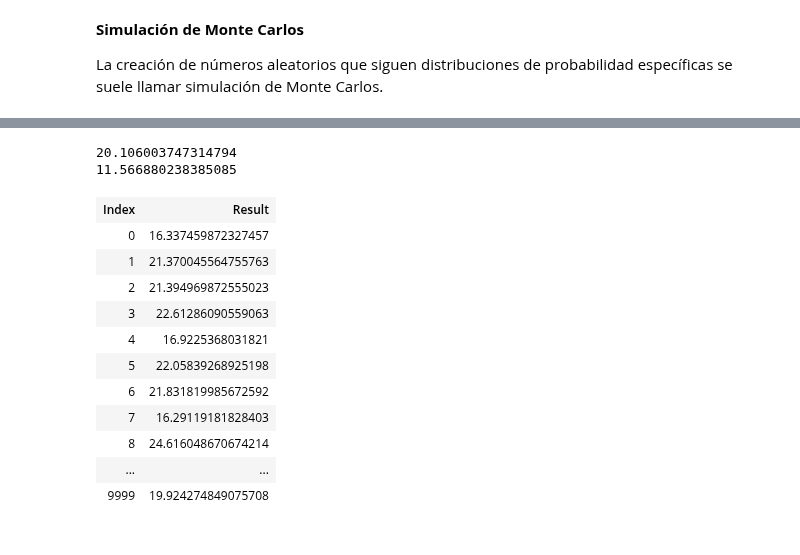
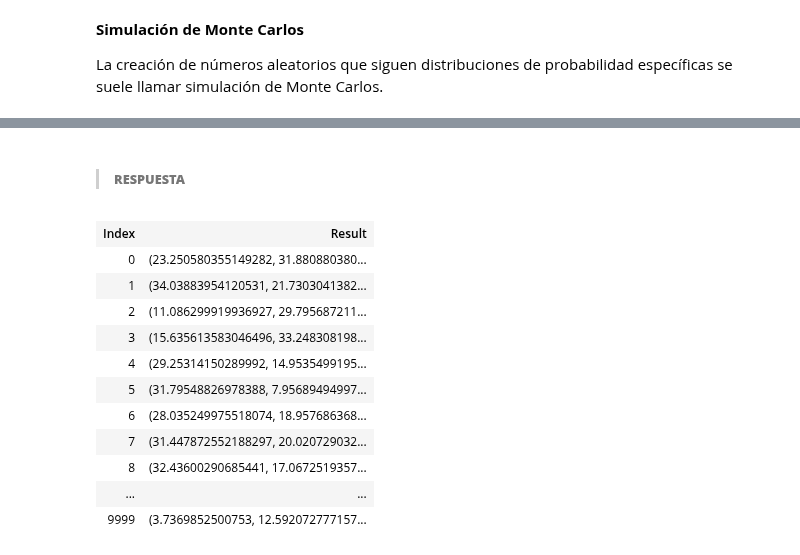
Before and after one commit to AnHrt/StatisticsII, a Jupyter notebook: A01369984_W2.ipynb, the cells around one changed output, grey strips where cells are left out. Cells and saved outputs as stored; diff of their text form; code cells hidden in the pictures.

```diff
--- a/A01369984_W2.ipynb
+++ b/A01369984_W2.ipynb
@@ -50,35 +55,24 @@ Reto
+# %% [markdown]
+> ###### **RESPUESTA**
 # %%
 # Genera 10.000 grupos de 25 variables aleatorias uniformes
 # para terminar en una matriz de 10.000 filas y 25 columnas
 
-# Define the probability space as a vector of 25 uniform random numbers:
+# Define la probabilidad como un vector de 25 numeros aleatorios uniformes
 P = Uniform(0,40) ** 25
-
-# Define XVECTOR as a vector of random variables with 25 random values
-XVECTOR =RV(P)
-
-# Simulate 10,000 vectors to get a matrix
-xmatrix=XVECTOR.sim(10000)
-#xmatrix
+XVECTOR =RV(P)              # Definir un vector de variables aleatorias con 25 valores
+xmatrix=XVECTOR.sim(10000)  # Simular 10,000 vectores para obtener una matriz
+xmatrix
+# %% [output]
+| Index | Result |
+| 0 | (23.250580355149282, 31.880880380... |
+| 1 | (34.03883954120531, 21.7303041382... |
+| 2 | (11.086299919936927, 29.795687211... |
+| 3 | (15.635613583046496, 33.248308198... |
+| 4 | (29.25314150289992, 14.9535499195... |
+| 5 | (31.79548826978388, 7.95689494997... |
+| 6 | (28.035249975518074, 18.957686368... |
+| 7 | (31.447872552188297, 20.020729032... |
+| 8 | (32.43600290685441, 17.0672519357... |
+| ... | ... |
+| 9999 | (3.7369852500753, 12.592072777157... |
-# %%
-print(x.mean())
-print(x.std())
-# %% [output]
-20.106003747314794
-11.566880238385085
-# %%
-xmean = RV(P,mean).sim(10000)
-xmean
-# %% [output]
-| Index | Result |
-| 0 | 16.337459872327457 |
-| 1 | 21.370045564755763 |
-| 2 | 21.394969872555023 |
-| 3 | 22.61286090559063 |
-| 4 | 16.9225368031821 |
-| 5 | 22.05839268925198 |
-| 6 | 21.831819985672592 |
-| 7 | 16.29119181828403 |
-| 8 | 24.616048670674214 |
-| ... | ... |
-| 9999 | 19.924274849075708 |
```
Also changed, not shown: parts of 23 cells of this notebook.
